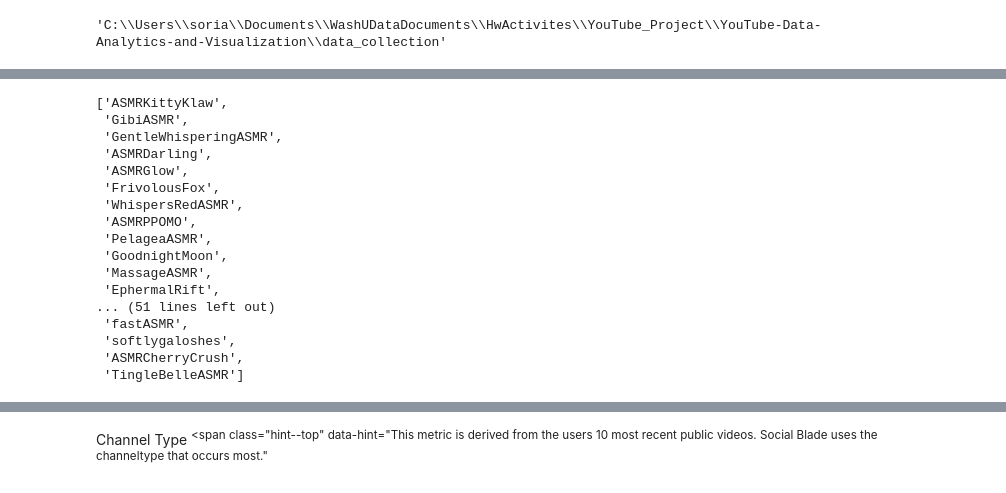
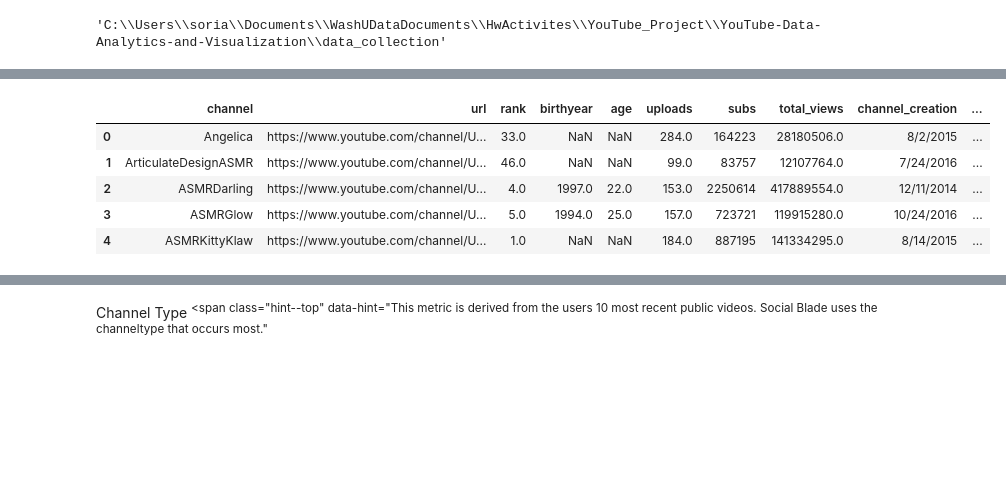
Before and after one commit to shortpoet/YouTube-Data-Analytics-and-Visualization, a Jupyter notebook: data_collection/asmr_copy.ipynb, the cells around one changed output, grey strips where cells are left out. Cells and saved outputs as stored; diff of their text form; code cells hidden in the pictures; blank space fills up the shorter version.

```diff
--- a/data_collection/asmr_copy.ipynb
+++ b/data_collection/asmr_copy.ipynb
@@ -144,0 +196,13 @@ asmr_merge.head()
+# %%
+asmr_merge['uploads'].fillna(0, inplace=True)
+asmr_merge['subs'].fillna(0, inplace=True)
+asmr_merge['total_views'].fillna(0, inplace=True)
+
+asmr_merge.head()
+# %% [output]
+|  | channel | url | rank | birthyear | age | uploads | subs | total_views | channel_creation | ... |
+| 0 | Angelica | https://www.youtube.com/channel/U... | 33.0 | NaN | NaN | 284.0 | 164223 | 28180506.0 | 8/2/2015 | ... |
+| 1 | ArticulateDesignASMR | https://www.youtube.com/channel/U... | 46.0 | NaN | NaN | 99.0 | 83757 | 12107764.0 | 7/24/2016 | ... |
+| 2 | ASMRDarling | https://www.youtube.com/channel/U... | 4.0 | 1997.0 | 22.0 | 153.0 | 2250614 | 417889554.0 | 12/11/2014 | ... |
+| 3 | ASMRGlow | https://www.youtube.com/channel/U... | 5.0 | 1994.0 | 25.0 | 157.0 | 723721 | 119915280.0 | 10/24/2016 | ... |
+| 4 | ASMRKittyKlaw | https://www.youtube.com/channel/U... | 1.0 | NaN | NaN | 184.0 | 887195 | 141334295.0 | 8/14/2015 | ... |
@@ -150,25 +223,3 @@ sb_urls = asmr_merge['sb_url'].values.tolist()
-# %%
-channel_names = [re.sub(r'\.+', '', name) for name in channel_names]
-channel_names = [re.sub(r"'+", '', name) for name in channel_names]
-channel_names
-# %% [output]
-['ASMRKittyKlaw',
- 'GibiASMR',
- 'GentleWhisperingASMR',
- 'ASMRDarling',
- 'ASMRGlow',
- 'FrivolousFox',
- 'WhispersRedASMR',
- 'ASMRPPOMO',
- 'PelageaASMR',
- 'GoodnightMoon',
- 'MassageASMR',
- 'EphermalRift',
-... (51 lines left out)
- 'fastASMR',
- 'softlygaloshes',
- 'ASMRCherryCrush',
- 'TingleBelleASMR']
 # %%
 def dataframer(blob, val_type):
     string_list = blob.split('+')
```
Also changed, not shown: parts of 16 cells of this notebook, 7 other files.
